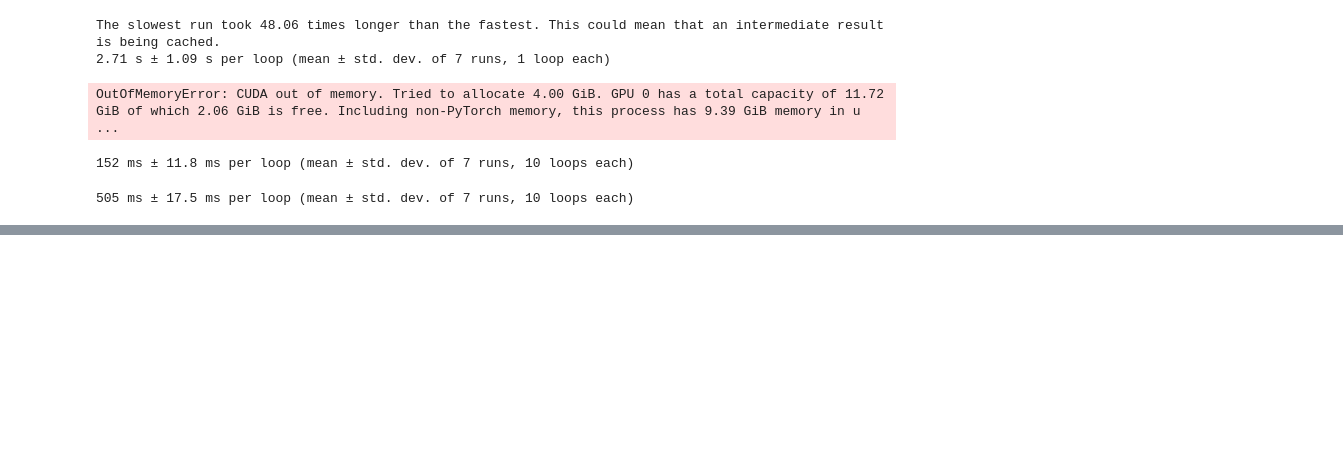
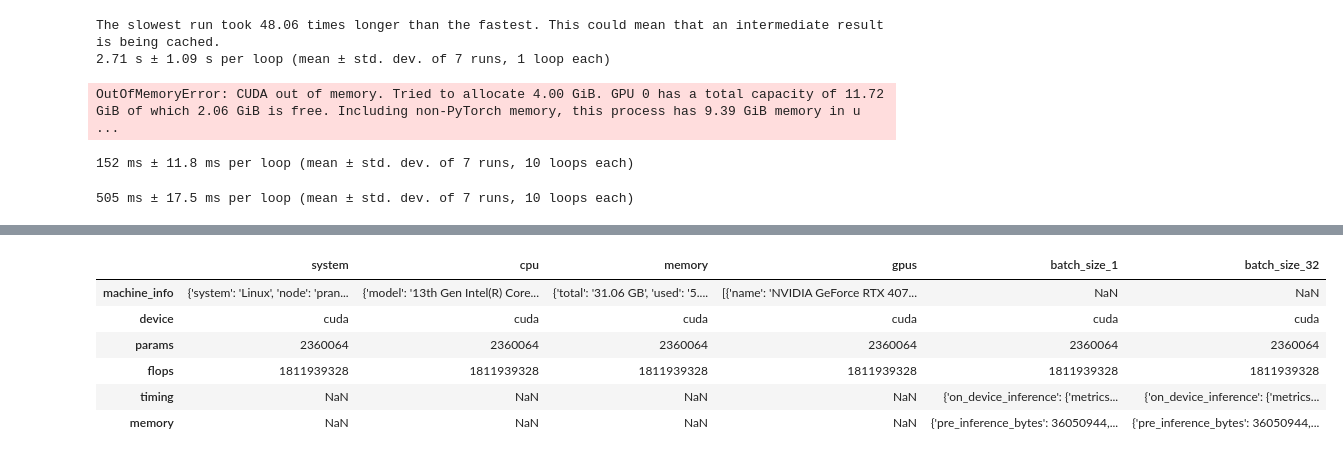
Before and after one commit to Jha-Pranav/OpenTransformer, a Jupyter notebook: multiformer/notebooks/transformer_anatomy/ attention_mechanisms.ipynb, the cells around one changed output, grey strips where cells are left out. Drawn from its saved outputs; the diff is of its cells as text; code cells hidden in the pictures; blank space fills up the shorter version.

```diff
--- a/multiformer/notebooks/transformer_anatomy/ attention_mechanisms.ipynb
+++ b/multiformer/notebooks/transformer_anatomy/ attention_mechanisms.ipynb
@@ -155,7 +155,7 @@ torch.Size([1, 10, 12])
 # plot(inp,result)
 # %%
 class MultiHeadAttentionPyTorchSDP(nn.Module):
-    def __init__(self,num_heads, d_model, block_size, dropout=0.0, qkv_bias=False):
+    def __init__(self,num_heads, d_model, block_size,mask=False, dropout=0.0, qkv_bias=False):
         super().__init__()
 
         assert d_model % num_heads == 0, "embed_dim is indivisible by num_heads"
@@ -268,0 +259,12 @@ OutOfMemoryError: CUDA out of memory. Tried to allocate 4.00 GiB. GPU 0 has a to
+# %%
+
+import pytorch_benchmark
+
+
+model = MultiHeadAttentionPyTorchSDP(num_heads,embedding_dim,max_len).to('cuda')
+
+# Create a benchmark object
+results = pytorch_benchmark.benchmark(model,sample=x.to('cuda'),
+        num_runs=10,
+        batch_size=32,
+        print_details=True)
@@ -268,0 +307,11 @@ OutOfMemoryError: CUDA out of memory. Tried to allocate 4.00 GiB. GPU 0 has a to
+# %%
+import pandas as pd
+pd.DataFrame.from_dict(results).T
+# %% [output]
+|  | system | cpu | memory | gpus | batch_size_1 | batch_size_32 |
+| machine_info | {'system': 'Linux', 'node': 'pran... | {'model': '13th Gen Intel(R) Core... | {'total': '31.06 GB', 'used': '5.... | [{'name': 'NVIDIA GeForce RTX 407... | NaN | NaN |
+| device | cuda | cuda | cuda | cuda | cuda | cuda |
+| params | 2360064 | 2360064 | 2360064 | 2360064 | 2360064 | 2360064 |
+| flops | 1811939328 | 1811939328 | 1811939328 | 1811939328 | 1811939328 | 1811939328 |
+| timing | NaN | NaN | NaN | NaN | {'on_device_inference': {'metrics... | {'on_device_inference': {'metrics... |
+| memory | NaN | NaN | NaN | NaN | {'pre_inference_bytes': 36050944,... | {'pre_inference_bytes': 36050944,... |
```
Also changed, not shown: parts of 8 cells of this notebook, 2 other files.
